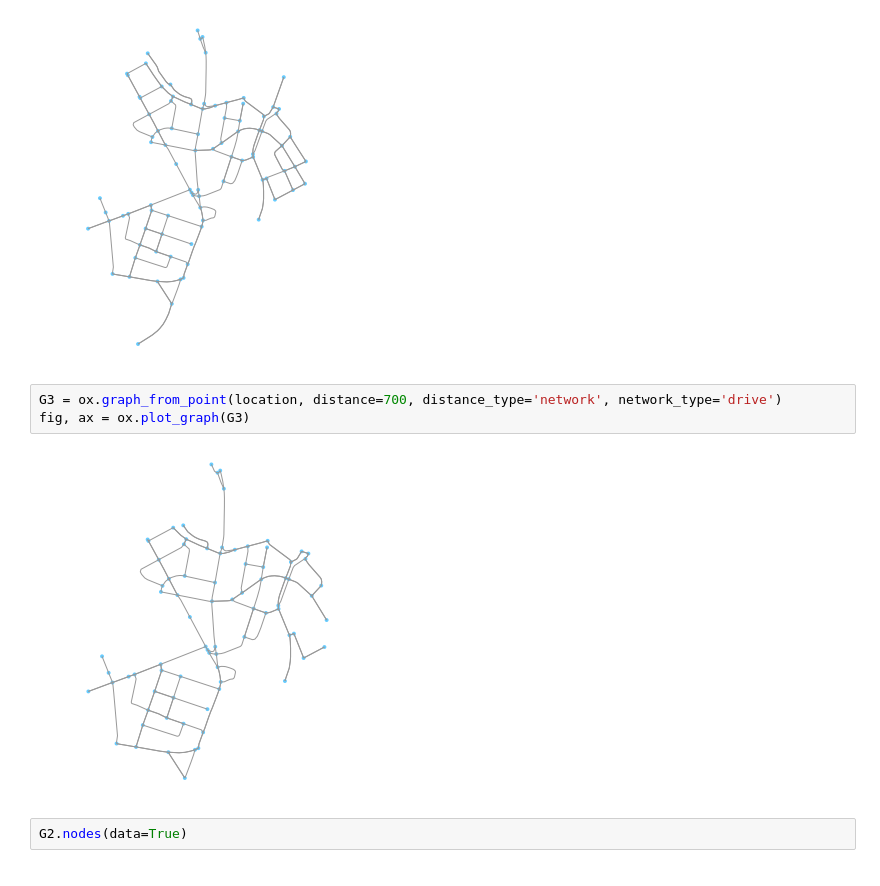
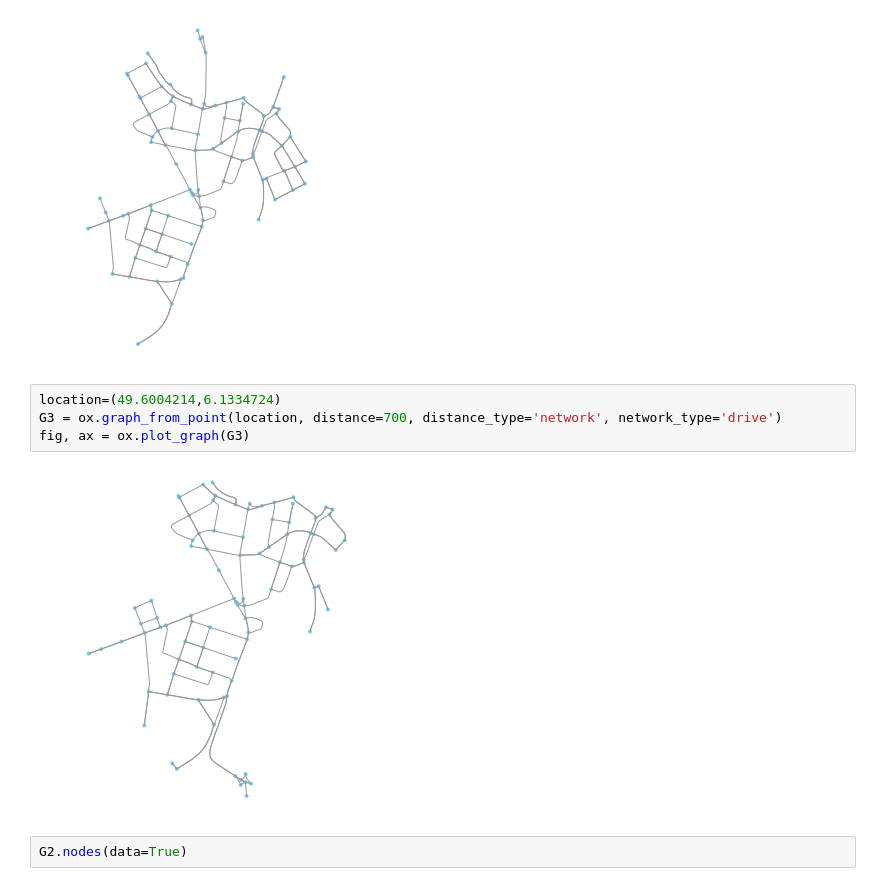
Before and after one commit to anuj-dimri25/Random-Delay-and-Indirections, a Jupyter notebook: road_points.ipynb, the cells around one changed output. Cells and saved outputs as stored; diff of their text form.

```diff
--- a/road_points.ipynb
+++ b/road_points.ipynb
@@ -8,10 +8,11 @@ fig, ax = ox.plot_graph(G2)
 # %% [output]
 [figure]
 # %%
+location=(49.6004214,6.1334724)
 G3 = ox.graph_from_point(location, distance=700, distance_type='network', network_type='drive')
 fig, ax = ox.plot_graph(G3)
 # %% [output]
-[figure, old version]
+[figure, new version]
 # %%
 G2.nodes(data=True)
 # %% [output]
```
Also changed, not shown: parts of 9 cells of this notebook.
